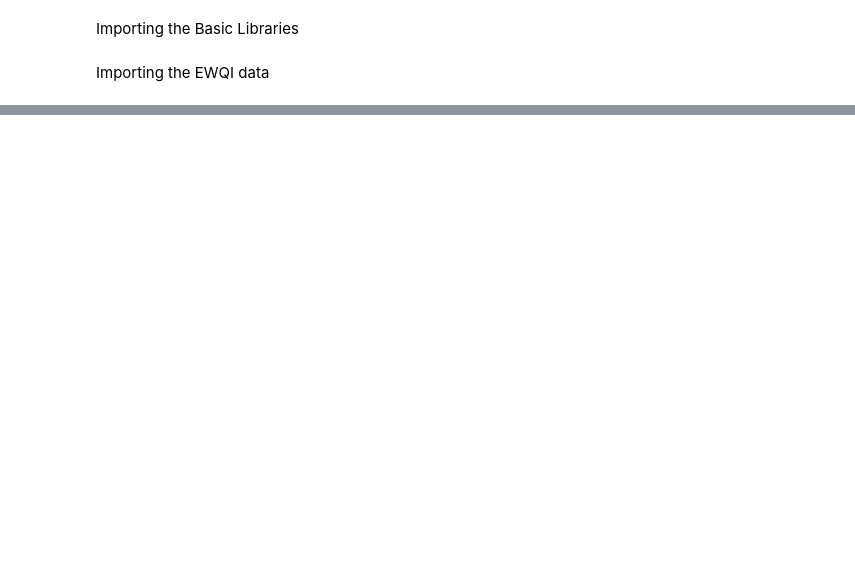
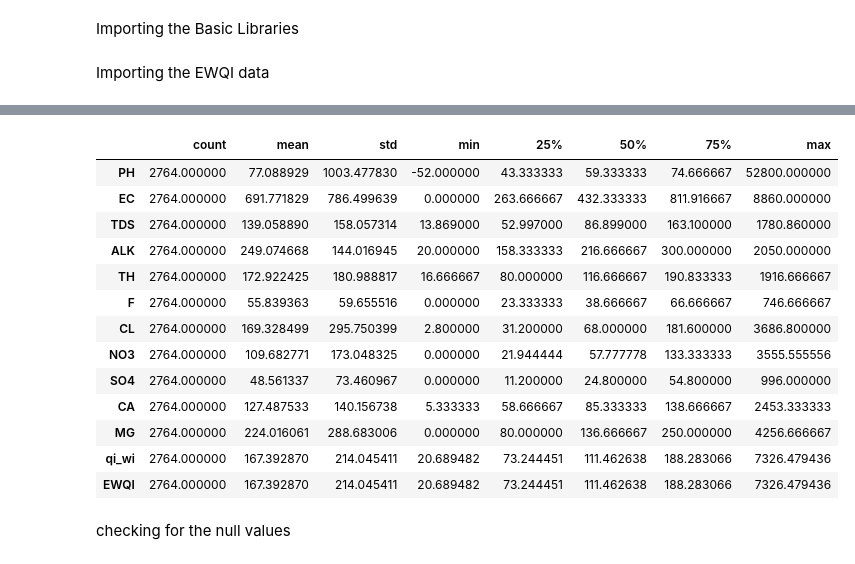
Before and after one commit to Ethan0456/Major-Project, a Jupyter notebook: ewqi_code.ipynb, the cells around one changed output, grey strips where cells are left out. Drawn from its saved outputs; the diff is of its cells as text; code cells hidden in the pictures; blank space fills up the shorter version.

```diff
--- a/ewqi_code.ipynb
+++ b/ewqi_code.ipynb
@@ -28,0 +52,19 @@ ewqi_data.head()
+# %%
+ewqi_data.describe().T.style.background_gradient()
+# %% [output]
+|  | count | mean | std | min | 25% | 50% | 75% | max |
+| PH | 2764.000000 | 77.088929 | 1003.477830 | -52.000000 | 43.333333 | 59.333333 | 74.666667 | 52800.000000 |
+| EC | 2764.000000 | 691.771829 | 786.499639 | 0.000000 | 263.666667 | 432.333333 | 811.916667 | 8860.000000 |
+| TDS | 2764.000000 | 139.058890 | 158.057314 | 13.869000 | 52.997000 | 86.899000 | 163.100000 | 1780.860000 |
+| ALK | 2764.000000 | 249.074668 | 144.016945 | 20.000000 | 158.333333 | 216.666667 | 300.000000 | 2050.000000 |
+| TH | 2764.000000 | 172.922425 | 180.988817 | 16.666667 | 80.000000 | 116.666667 | 190.833333 | 1916.666667 |
+| F | 2764.000000 | 55.839363 | 59.655516 | 0.000000 | 23.333333 | 38.666667 | 66.666667 | 746.666667 |
+| CL | 2764.000000 | 169.328499 | 295.750399 | 2.800000 | 31.200000 | 68.000000 | 181.600000 | 3686.800000 |
+| NO3 | 2764.000000 | 109.682771 | 173.048325 | 0.000000 | 21.944444 | 57.777778 | 133.333333 | 3555.555556 |
+| SO4 | 2764.000000 | 48.561337 | 73.460967 | 0.000000 | 11.200000 | 24.800000 | 54.800000 | 996.000000 |
+| CA | 2764.000000 | 127.487533 | 140.156738 | 5.333333 | 58.666667 | 85.333333 | 138.666667 | 2453.333333 |
+| MG | 2764.000000 | 224.016061 | 288.683006 | 0.000000 | 80.000000 | 136.666667 | 250.000000 | 4256.666667 |
+| qi_wi | 2764.000000 | 167.392870 | 214.045411 | 20.689482 | 73.244451 | 111.462638 | 188.283066 | 7326.479436 |
+| EWQI | 2764.000000 | 167.392870 | 214.045411 | 20.689482 | 73.244451 | 111.462638 | 188.283066 | 7326.479436 |
+# %% [markdown]
+checking for the null values
```
Also changed, not shown: parts of 42 cells of this notebook.
